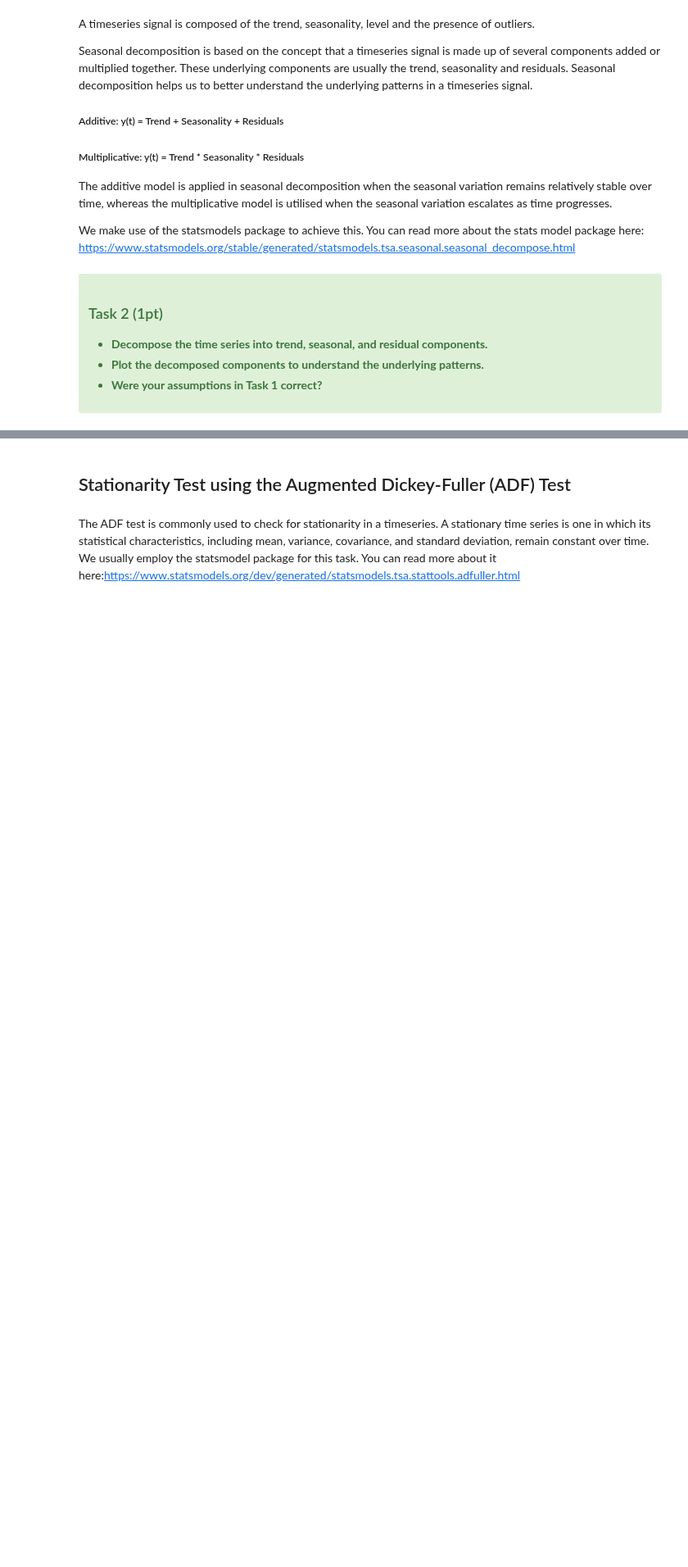
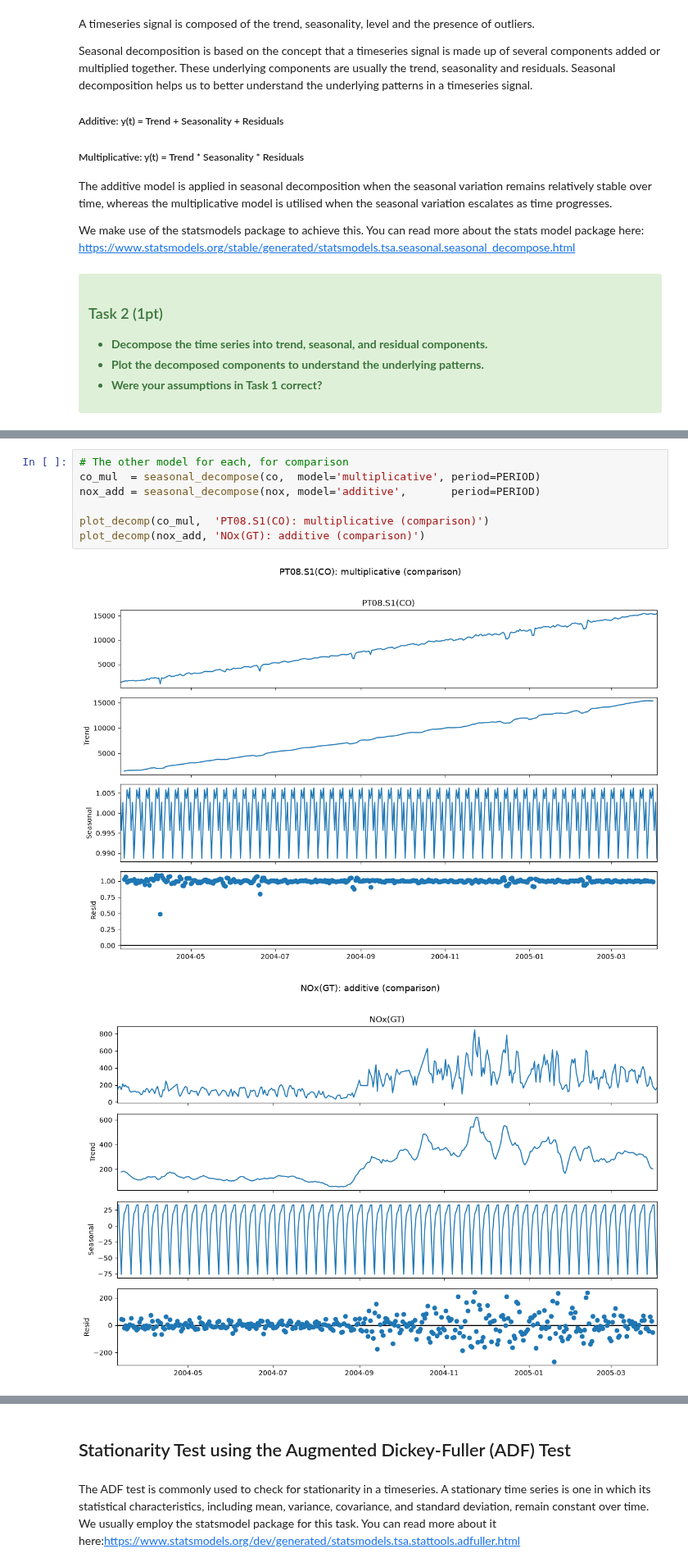
Before and after one commit to Masters-Halmstad/Data-Mining-DT8013, a Jupyter notebook: Lab#4_time_series/lab_timeseries_analysis.ipynb, the cells around one changed output, grey strips where cells are left out. Shown at 82% size. Drawn from its saved outputs; the diff is of its cells as text; blank space fills up the shorter version.

```diff
--- a/Lab#4_time_series/lab_timeseries_analysis.ipynb
+++ b/Lab#4_time_series/lab_timeseries_analysis.ipynb
@@ -95,0 +326,10 @@ We make use of the statsmodels package to achieve this. You can read more about
+# %%
+# The other model for each, for comparison
+co_mul  = seasonal_decompose(co,  model='multiplicative', period=PERIOD)
+nox_add = seasonal_decompose(nox, model='additive',       period=PERIOD)
+
+plot_decomp(co_mul,  'PT08.S1(CO): multiplicative (comparison)')
+plot_decomp(nox_add, 'NOx(GT): additive (comparison)')
+# %% [output]
+[figure, added]
+[figure, added]
```
Also changed, not shown: parts of 17 cells of this notebook.
